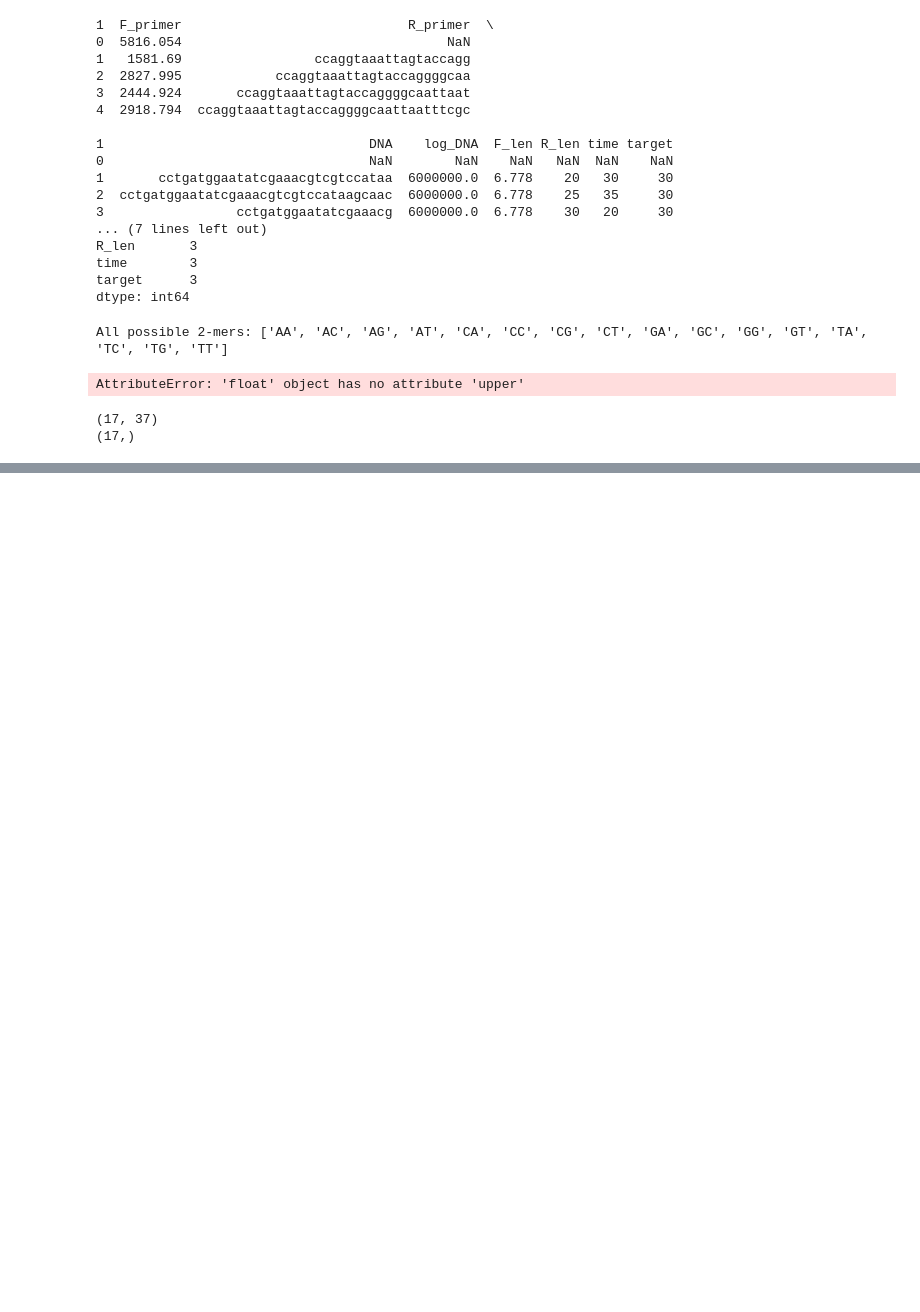
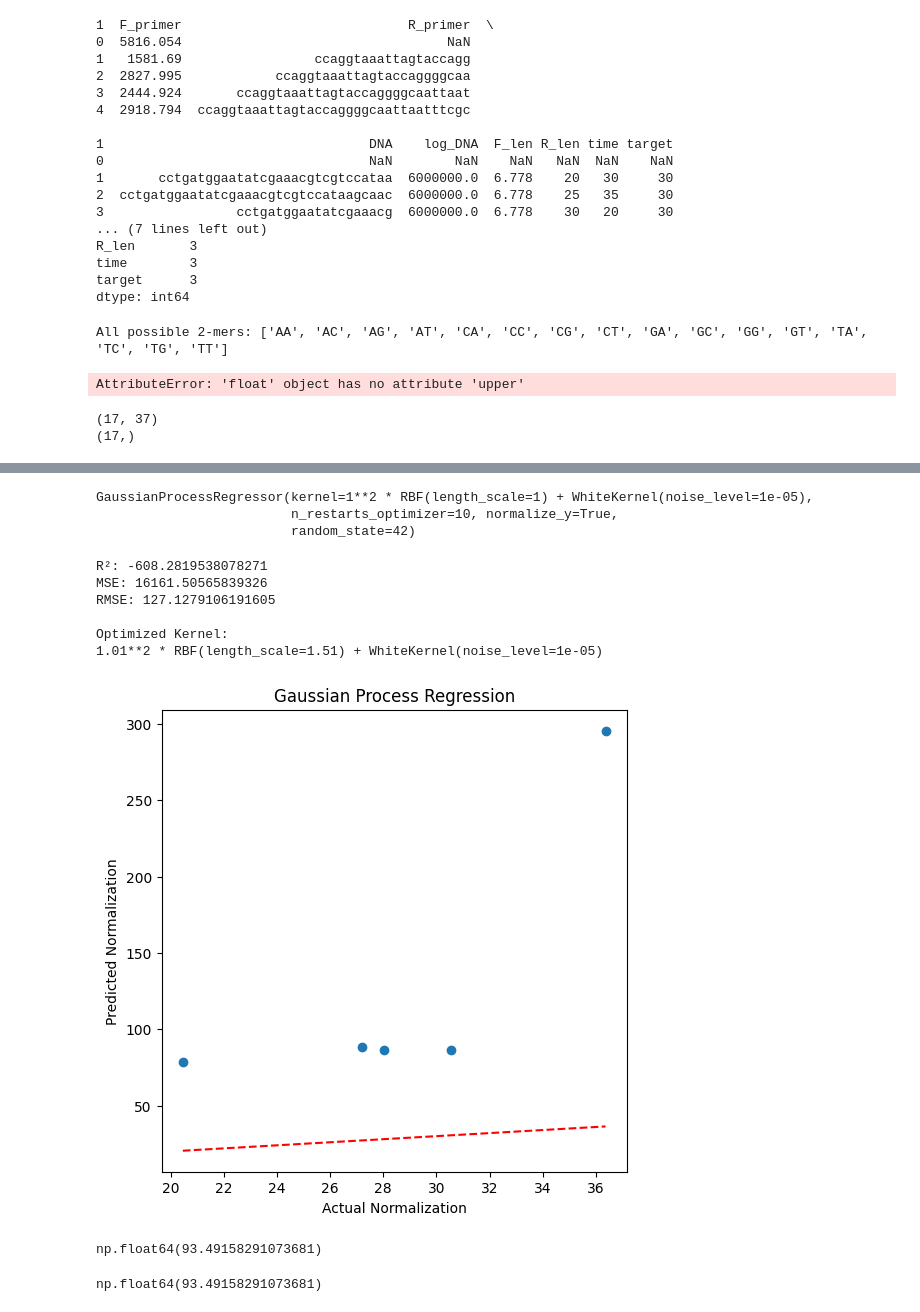
Before and after one commit to WhiteLotus101/Primer-Design--Bayesian-optimisation, a Jupyter notebook: primer_preprocessing.ipynb, the cells around one changed output, grey strips where cells are left out. Saved outputs shown, nothing was run; the diff lists cells and outputs as text; code cells hidden in the pictures; blank space fills up the shorter version.

Commit message:
updated with su rrogate model testing and evaluation (Gaussian Process)

```diff
--- a/primer_preprocessing.ipynb
+++ b/primer_preprocessing.ipynb
@@ -272,0 +840,2 @@ print(y.shape)
+# %%
+combined_df = pd.concat([encoded_df, encoded_df2], ignore_index=True)
@@ -272,0 +913,7 @@ print(y.shape)
+# %%
+from sklearn.preprocessing import StandardScaler
+
+scaler = StandardScaler()
+
+X_train_scaled = scaler.fit_transform(X_train)
+X_test_scaled = scaler.transform(X_test)
@@ -272,0 +932,71 @@ print(y.shape)
+# %%
+from sklearn.gaussian_process import GaussianProcessRegressor
+
+gpr = GaussianProcessRegressor(
+    kernel=kernel,
+    normalize_y=True,
+    random_state=42,
+    n_restarts_optimizer=10
+)
+
+gpr.fit(X_train_scaled, y_train)
+# %% [output]
+GaussianProcessRegressor(kernel=1**2 * RBF(length_scale=1) + WhiteKernel(noise_level=1e-05),
+                         n_restarts_optimizer=10, normalize_y=True,
+                         random_state=42)
+# %%
+y_pred, y_std = gpr.predict(
+    X_test_scaled,
+    return_std=True
+)
+# %%
+from sklearn.metrics import r2_score, mean_squared_error
+import numpy as np
+
+print("R²:", r2_score(y_test, y_pred))
+
+mse = mean_squared_error(y_test, y_pred)
+rmse = np.sqrt(mse)
+
+print("MSE:", mse)
+print("RMSE:", rmse)
+
+print("\nOptimized Kernel:")
+print(gpr.kernel_)
+# %% [output]
+R²: -608.2819538078271
+MSE: 16161.50565839326
+RMSE: 127.1279106191605
+
+Optimized Kernel:
+1.01**2 * RBF(length_scale=1.51) + WhiteKernel(noise_level=1e-05)
+# %%
+import matplotlib.pyplot as plt
+
+plt.figure(figsize=(6,6))
+
+plt.scatter(y_test, y_pred)
+
+plt.plot(
+    [y_test.min(), y_test.max()],
+    [y_test.min(), y_test.max()],
+    'r--'
+)
+
+plt.xlabel("Actual Normalization")
+plt.ylabel("Predicted Normalization")
+plt.title("Gaussian Process Regression")
+
+plt.show()
+# %% [output]
+[figure, added]
+# %%
+combined_df.loc[combined_df["Normalization"] > 100, "Normalization"] /= 10
+combined_df["Normalization"].describe()
+combined_df["Normalization"].max()
+# %% [output]
+np.float64(93.49158291073681)
+# %%
+combined_df["Normalization"].max()
+# %% [output]
+np.float64(93.49158291073681)
```
Also changed, not shown: parts of 65 cells of this notebook, 6 other files.
